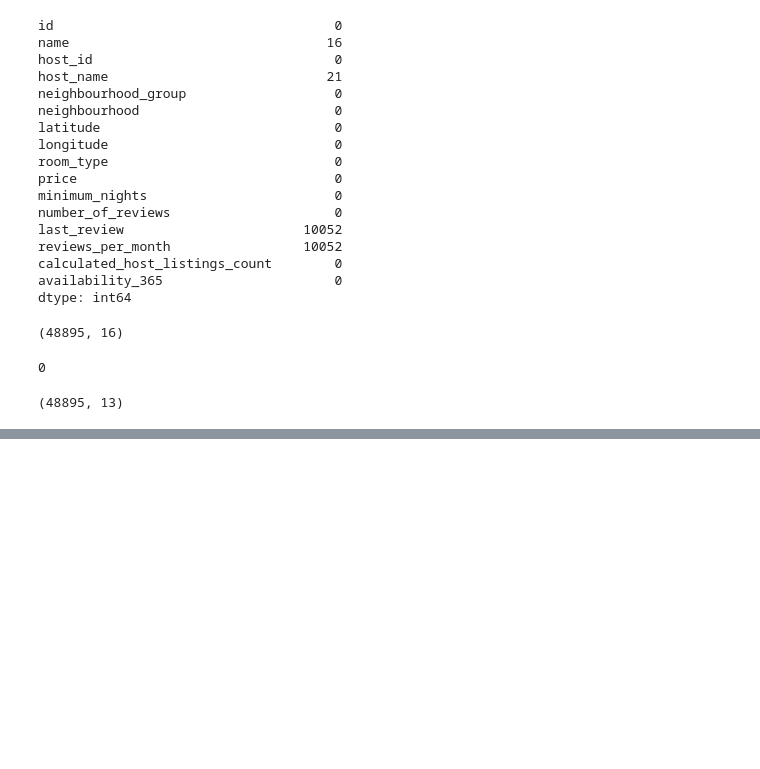
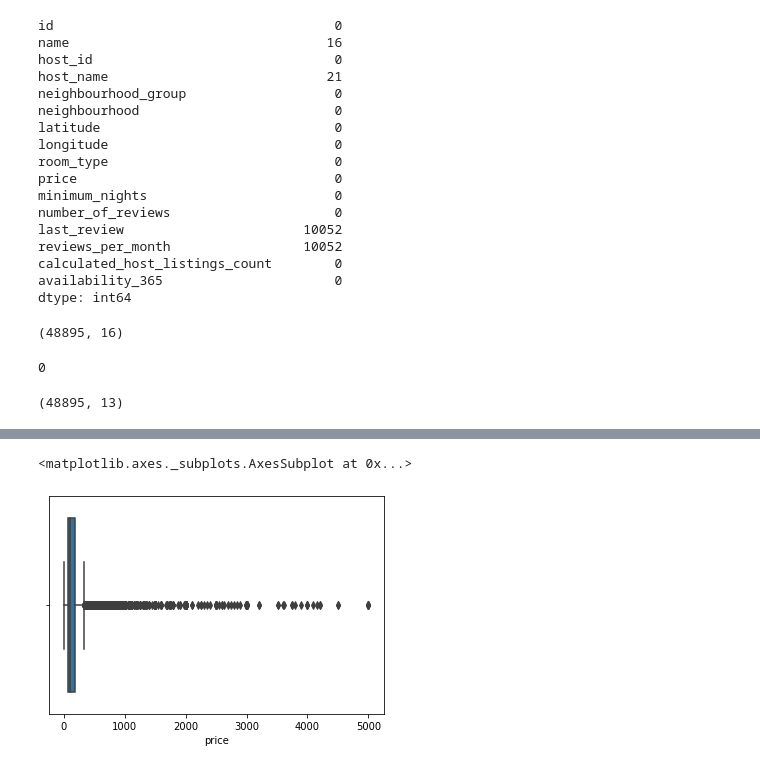
Before and after one commit to armanalam6342/Airbnb, a Jupyter notebook: Airbnb_Bookings_Analysis_Capstone_Project.ipynb, the cells around one changed output, grey strips where cells are left out. Drawn from its saved outputs; the diff is of its cells as text; code cells hidden in the pictures; blank space fills up the shorter version.

```diff
--- a/Airbnb_Bookings_Analysis_Capstone_Project.ipynb
+++ b/Airbnb_Bookings_Analysis_Capstone_Project.ipynb
@@ -143,0 +149,8 @@ Index(['id', 'name', 'host_id', 'host_name', 'neighbourhood_group',
+# %%
+# # replacing the value above 5000 to median
+df.loc[df['price']>5000,'price'] = df.loc[df['price']<5000,'price'].median()
+# %%
+sns.boxplot(df.price)
+# %% [output]
+<matplotlib.axes._subplots.AxesSubplot at 0x...>
+[figure, added]
```
Also changed, not shown: parts of 21 cells of this notebook.
